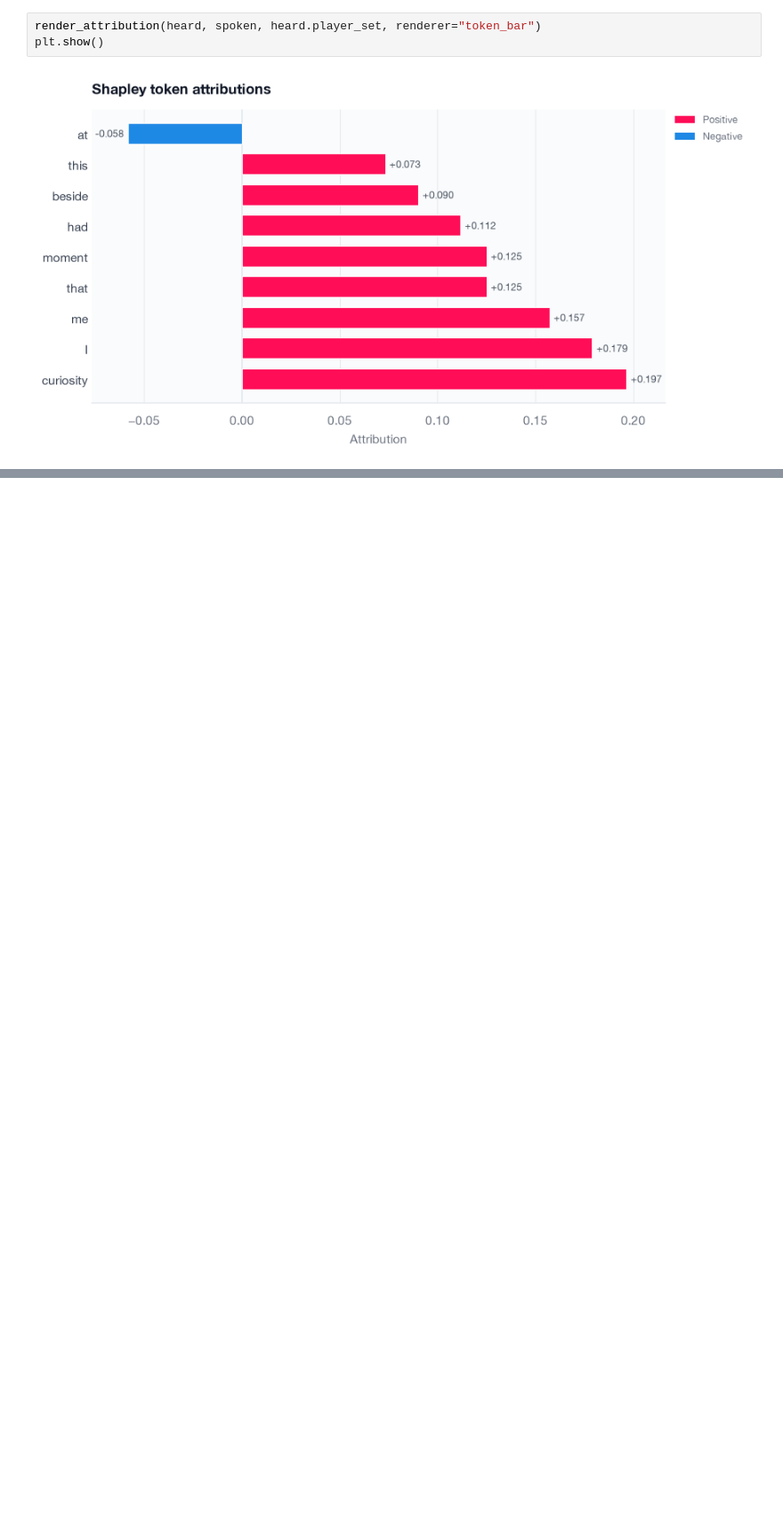
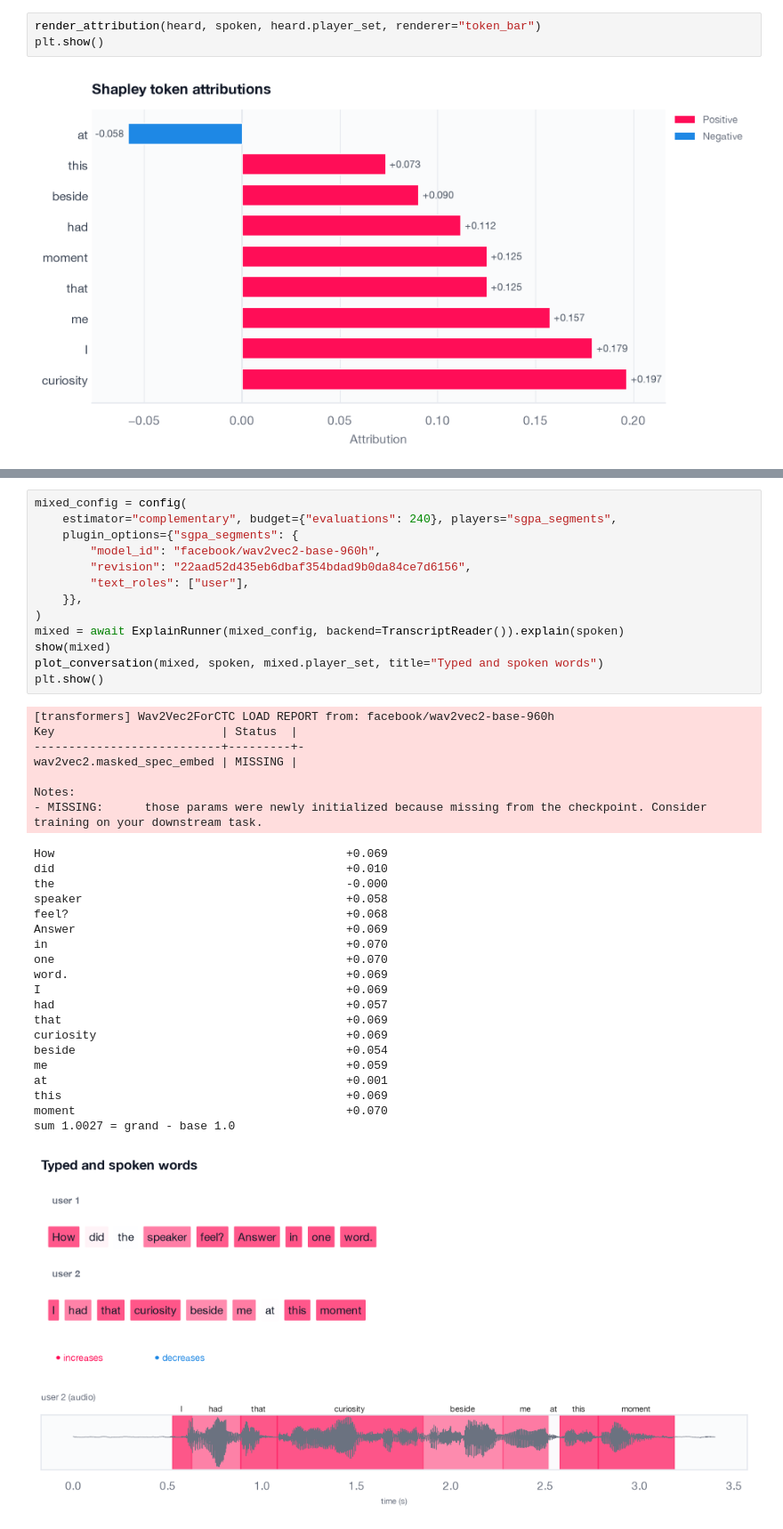
Before and after one commit to Pawlo77/MLLM-SHAP, a Jupyter notebook: examples/attribution_viz.ipynb, the cells around one changed output, grey strips where cells are left out. Shown at 89% size. Drawn from its saved outputs; the diff is of its cells as text; blank space fills up the shorter version.

Commit message:
docs: show typed and spoken words in one figure

```diff
--- a/examples/attribution_viz.ipynb
+++ b/examples/attribution_viz.ipynb
@@ -309,0 +316,41 @@ plt.show()
+# %%
+mixed_config = config(
+    estimator="complementary", budget={"evaluations": 240}, players="sgpa_segments",
+    plugin_options={"sgpa_segments": {
+        "model_id": "facebook/wav2vec2-base-960h",
+        "revision": "22aad52d435eb6dbaf354bdad9b0da84ce7d6156",
+        "text_roles": ["user"],
+    }},
+)
+mixed = await ExplainRunner(mixed_config, backend=TranscriptReader()).explain(spoken)
+show(mixed)
+plot_conversation(mixed, spoken, mixed.player_set, title="Typed and spoken words")
+plt.show()
+# %% [output]
+[transformers] Wav2Vec2ForCTC LOAD REPORT from: facebook/wav2vec2-base-960h
+Key                        | Status  |
+---------------------------+---------+-
+wav2vec2.masked_spec_embed | MISSING |
+
+Notes:
+- MISSING:      those params were newly initialized because missing from the checkpoint. Consider training on your downstream task.
+How                                          +0.069
+did                                          +0.010
+the                                          -0.000
+speaker                                      +0.058
+feel?                                        +0.068
+Answer                                       +0.069
+in                                           +0.070
+one                                          +0.070
+word.                                        +0.069
+I                                            +0.069
+had                                          +0.057
+that                                         +0.069
+curiosity                                    +0.069
+beside                                       +0.054
+me                                           +0.059
+at                                           +0.001
+this                                         +0.069
+moment                                       +0.070
+sum 1.0027 = grand - base 1.0
+[figure, added]
```
Also changed, not shown: parts of 1 cell of this notebook, 8 other files.
